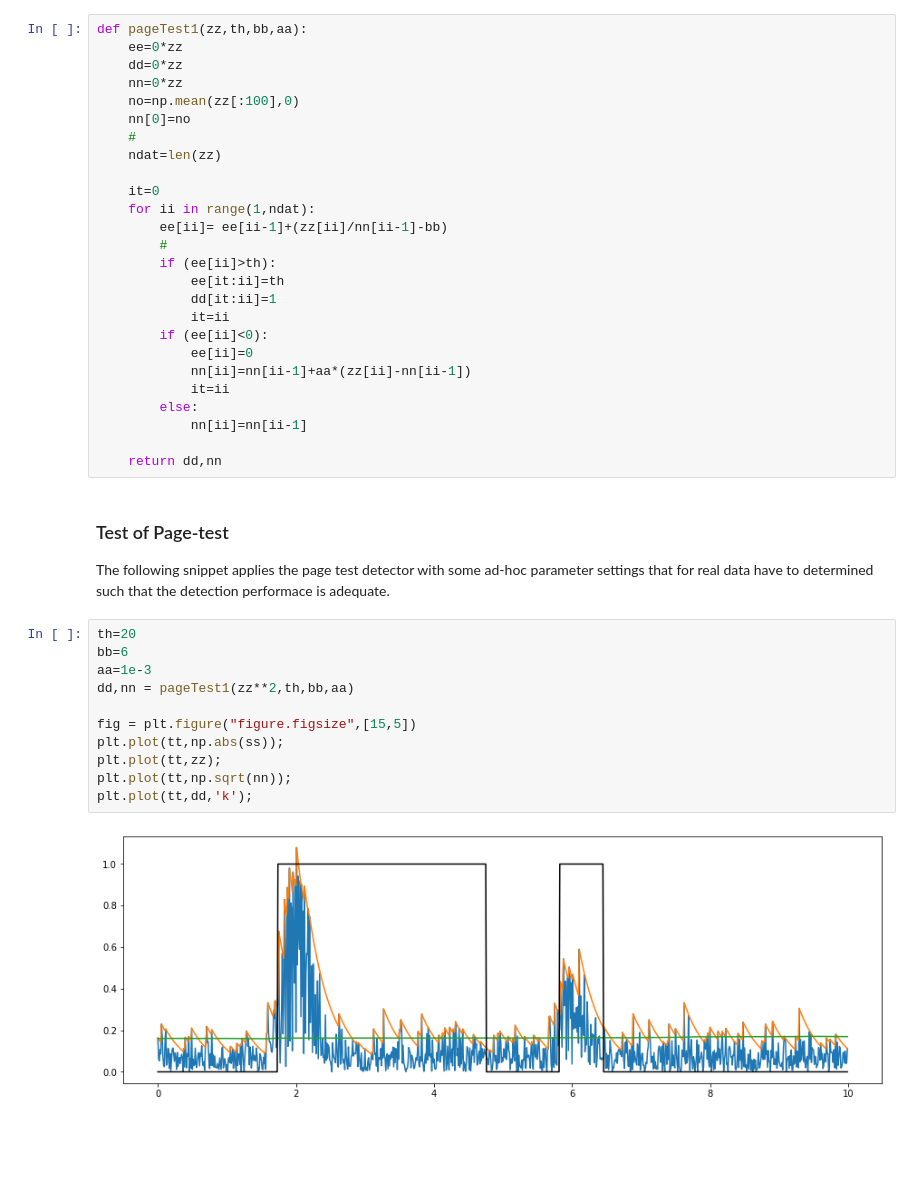
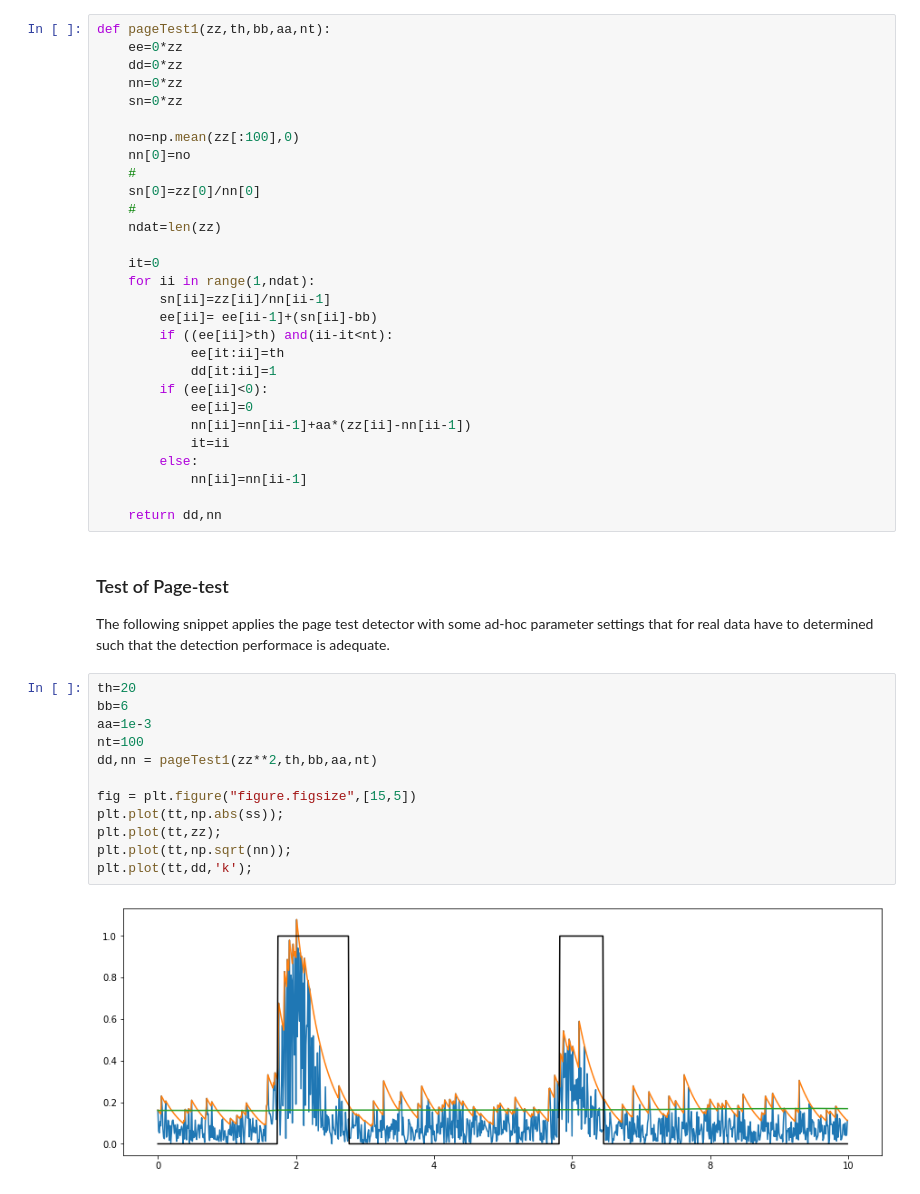
Before and after one commit to WMXZ-EU/wmxz-eu.github.io, a Jupyter notebook: _sources/transient_detection.ipynb, the cells around one changed output. Saved outputs shown, nothing was run; the diff lists cells and outputs as text; blank space fills up the shorter version.

```diff
--- a/_sources/transient_detection.ipynb
+++ b/_sources/transient_detection.ipynb
@@ -82,23 +82,26 @@ plt.plot(tt,zz);
 ## Page test detector
 The page test detector is a derivation of Wald's sequential probability ratio test (SPRT), where decisions on presence and absence of signal are not necessarily made for every sample but can be deferred after further sampling.
 # %%
-def pageTest1(zz,th,bb,aa):
+def pageTest1(zz,th,bb,aa,nt):
     ee=0*zz
     dd=0*zz
     nn=0*zz
+    sn=0*zz
+
     no=np.mean(zz[:100],0)
     nn[0]=no
+    #
+    sn[0]=zz[0]/nn[0]
     #
     ndat=len(zz)
 
     it=0
     for ii in range(1,ndat):
-        ee[ii]= ee[ii-1]+(zz[ii]/nn[ii-1]-bb)
-        #
-        if (ee[ii]>th):
+        sn[ii]=zz[ii]/nn[ii-1]
+        ee[ii]= ee[ii-1]+(sn[ii]-bb)
+        if ((ee[ii]>th) and(ii-it<nt):
             ee[it:ii]=th
             dd[it:ii]=1
-            it=ii
         if (ee[ii]<0):
             ee[ii]=0
             nn[ii]=nn[ii-1]+aa*(zz[ii]-nn[ii-1])
@@ -113,14 +116,15 @@ The following snippet applies the page test detector with some ad-hoc parameter
 # %%
 th=20
 bb=6
 aa=1e-3
-dd,nn = pageTest1(zz**2,th,bb,aa)
+nt=100
+dd,nn = pageTest1(zz**2,th,bb,aa,nt)
 
 fig = plt.figure("figure.figsize",[15,5])
 plt.plot(tt,np.abs(ss));
 plt.plot(tt,zz);
 plt.plot(tt,np.sqrt(nn));
 plt.plot(tt,dd,'k');
 # %% [output]
-[figure, old version]
+[figure, new version]
 # %% [markdown]
```
Also changed, not shown: parts of 1 cell of this notebook, 4 other files.
